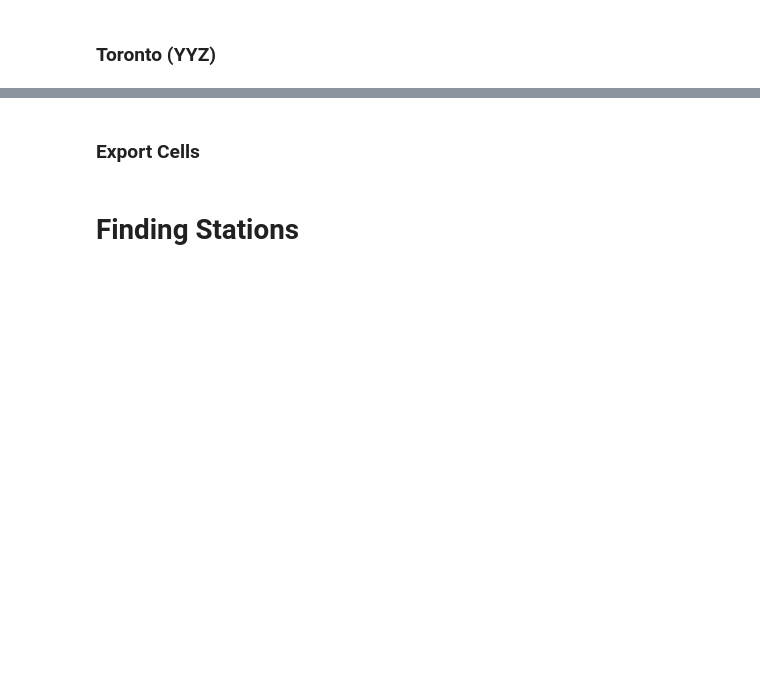
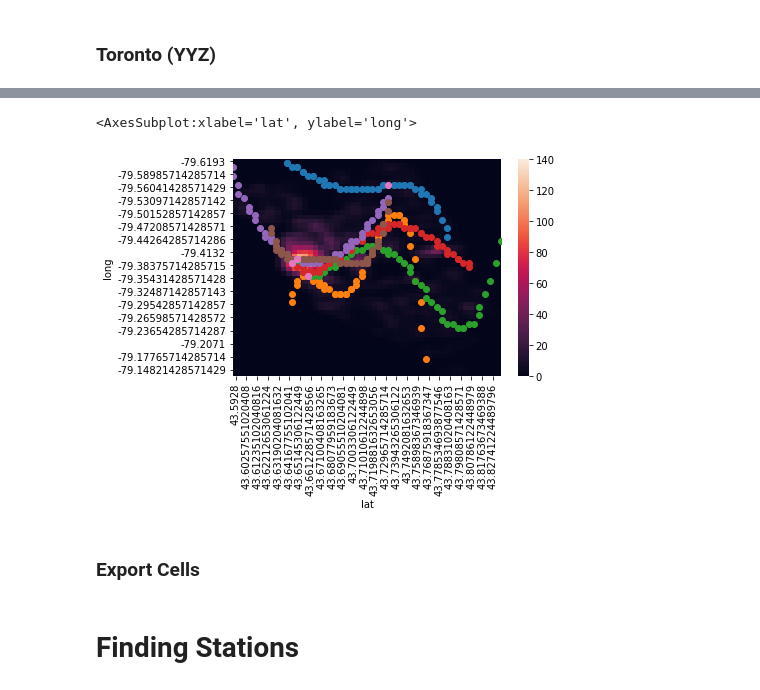
Before and after one commit to geotrieu/transit-ai, a Jupyter notebook: src/preprocessing.ipynb, the cells around one changed output, grey strips where cells are left out. Cells and saved outputs as stored; diff of their text form; code cells hidden in the pictures; blank space fills up the shorter version.

Commit message:
Major Refactoring, added clustering notebook

```diff
--- a/src/preprocessing.ipynb
+++ b/src/preprocessing.ipynb
@@ -107,3 +96,28 @@ def plotHeatmapPolynomial(scores, curves):
+# %%
+# This function generates the lines for the system, and returns the lines in [[lats], [longs]] format
+# Also returns the interchange candidates (what possibly can be an interchange) as an array of DataFrames
+def generateLines(gridPoints, clusterGridPointsArray, upperBound, bottomBound, leftBound, rightBound):
+    lines = []
+    interchangeCandidates = []
+    for i in range(NUM_CLUSTERS):
+        clusterGridPointsArray[i] = clusterGridPointsArray[i].append(interchangeCandidates)
+        [line, _, _] = getLine(clusterGridPointsArray[i], upperBound, bottomBound, leftBound, rightBound)
+        lines.append(line)
+        linePoints = getGridPointsFromLine(gridPoints, line)
+        interchangeCandidate = getPointWithHighestScore(linePoints)
+        interchangeCandidate = interchangeCandidate.assign(score=interchangeCandidate['score'] * INTERCHANGE_CANDIDATE_BONUS_FACTOR)
+        interchangeCandidates.append(interchangeCandidate)
+
+        # Code to plot how the subway system is built
+        #interchangeCandidatePoints = [(pd.concat(interchangeCandidates)["lat"].to_numpy(), pd.concat(interchangeCandidates)["long"].to_numpy())]
+        #plotHeatmapPolynomial(gridPoints, lines + interchangeCandidatePoints, PT_DENSITY)
+    return (lines, interchangeCandidates)
+# %%
+def splitGridPointsByClusters(gridPointsWithCluster):
+    gridPointClusterArray = []
+    for i in range(NUM_CLUSTERS):
+        gridPointClusterArray.append(gridPointsWithCluster.loc[gridPointsWithCluster['cluster'] == i])
+    return gridPointClusterArray
 # %% [markdown]
 ### Toronto (YYZ)
 # %%
@@ -195,6 +125,17 @@ getGridPointsFromLine(YYZ_GridPoints, YYZ_Cx_Line[0])
+# %%
+# YYZ_Cluster_GP_Array is an array with each line being its own cluster's grid points
+YYZ_Cluster_GP_Array = splitGridPointsByClusters(YYZ_Clustered_GridPoints)
+# %%
+YYZ_Lines, YYZ_Interchange_Candidates = generateLines(
+    YYZ_GridPoints, YYZ_Cluster_GP_Array, YYZ_UpperLatBound, YYZ_BottomLatBound, YYZ_LeftLongBound, YYZ_RightLongBound
+)
 # %%
-interchangeCandidatePoints = [(pd.concat(YYZ_Cx_Interchange_Candidates)["lat"].to_numpy(), pd.concat(YYZ_Cx_Interchange_Candidates)["long"].to_numpy())]
-plotHeatmapPolynomial(YYZ_GridPoints, YYZ_Cx_Line + interchangeCandidatePoints)
+# Draw the System
+interchangeCandidatePoints = [(pd.concat(YYZ_Interchange_Candidates)["lat"].to_numpy(), pd.concat(YYZ_Interchange_Candidates)["long"].to_numpy())]
+plotHeatmapPolynomial(YYZ_GridPoints, YYZ_Lines + interchangeCandidatePoints, PT_DENSITY)
+# %% [output]
+<AxesSubplot:xlabel='lat', ylabel='long'>
+[figure, added]
 # %% [markdown]
 ### Export Cells
 # %%
```
Also changed, not shown: parts of 43 cells of this notebook, 10 other files.
